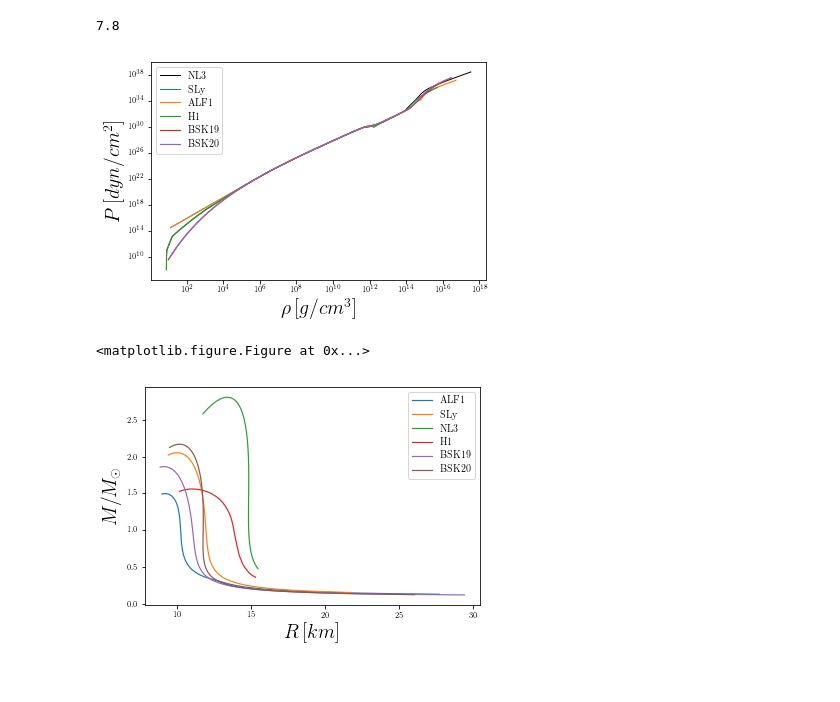
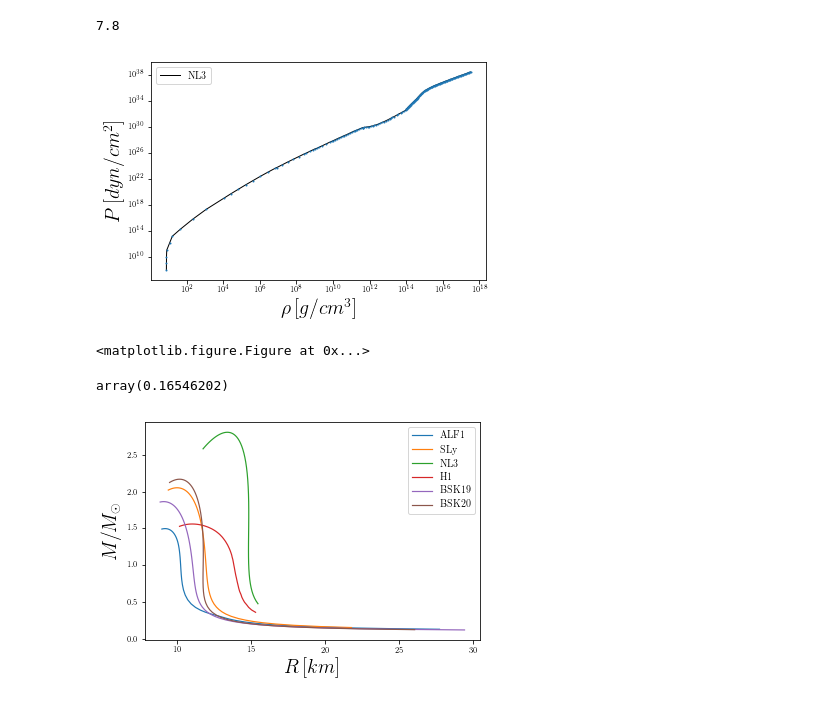
Before and after one commit to DavidRamosSal/stellar_structure, a Jupyter notebook: older notebooks/M-R.ipynb, the cells around one changed output. Drawn from its saved outputs; the diff is of its cells as text; code cells hidden in the pictures.

```diff
--- a/Sequences.ipynb
+++ b/older notebooks/M-R.ipynb
@@ -64,56 +64,60 @@ ax = fig.add_subplot(1, 1, 1)
 
 plt.loglog(rhoNL3,P_NL3(rhoNL3/Sigma)*pdim,'k-', \
            linewidth=1,label="NL3") # Interpolación
-#plt.loglog(rhoNL3,PNL3,'o', \
- #          markersize=0.5) # Valores de la tabla
+plt.loglog(rhoNL3,PNL3,'o', \
+           markersize=1) # Valores de la tabla
 
-plt.loglog(rhoSLy,P_SLy(rhoSLy/Sigma)*pdim,'-', \
-           linewidth=1,label="SLy")
+#plt.loglog(rhoSLy,P_SLy(rhoSLy/Sigma)*pdim,'-', \
+ #          linewidth=1,label="SLy")
 #plt.loglog(rhoSLy,PSLy*c**2,'o', \
   #         markersize=0.5)
 
-plt.loglog(rhoALF1,P_ALF1(rhoALF1/Sigma)*pdim,'-', \
-           linewidth=1.2,label="ALF1")
+#plt.loglog(rhoALF1,P_ALF1(rhoALF1/Sigma)*pdim,'-', \
+ #          linewidth=1.2,label="ALF1")
 #plt.loglog(rhoALF1,PALF1*c**2,'o', \
 #           markersize=.5)
 
-plt.loglog(rhoH1,P_H1(rhoH1/Sigma)*pdim,'-', \
-           linewidth=1.2,label="H1")
+#plt.loglog(rhoH1,P_H1(rhoH1/Sigma)*pdim,'-', \
+ #          linewidth=1.2,label="H1")
 #plt.loglog(rhoH1,PH1*c**2,'o', \
  #          markersize=.5)
 
 
-plt.loglog(rhoBSK19,P_BSK19(rhoBSK19/Sigma)*pdim,'-', \
-           linewidth=1.2,label="BSK19")
+#plt.loglog(rhoBSK19,P_BSK19(rhoBSK19/Sigma)*pdim,'-', \
+ #          linewidth=1.2,label="BSK19")
 #plt.loglog(rhoBSK19,PBSK19*c**2,'o', \
  #          markersize=.5) # Valores de la tabla
 
-plt.loglog(rhoBSK20,P_BSK20(rhoBSK20/Sigma)*pdim,'-', \
-           linewidth=1.2,label="BSK20")
+#plt.loglog(rhoBSK20,P_BSK20(rhoBSK20/Sigma)*pdim,'-', \
+ #          linewidth=1.2,label="BSK20")
 #plt.loglog(rhoBSK20,PBSK20*c**2,'o', \
  #          markersize=.5) # Valores de la tabla
 
 #-------------Strange Quark Matter (Don't know how they work)
 
 #plt.loglog(rhoSQM1,P_SQM1(rhoSQM1/Sigma)*pdim,'-', \
  #          linewidth=1.2,label="SQM1")
 #plt.loglog(rhoBSK20,PBSK20*c**2,'o', \
  #          markersize=.5) # Valores de la tabla
 
 #plt.loglog(rhoSQM2,P_SQM2(rhoSQM2/Sigma)*pdim,'-', \
  #          linewidth=1.2,label="SQM2")
 #plt.loglog(rhoBSK20,PBSK20*c**2,'o', \
  #          markersize=.5) # Valores de la tabla
 
 plt.xlabel(r'$\rho\,[g/cm^3]$')
 plt.ylabel(r'$P\,[dyn/cm^{2}]$')
 plt.legend()
 plt.savefig('figures/EOSs1.pdf', format='pdf', dpi=1000,bbox_inches="tight")
 plt.show()
 plt.clf()
 # %% [output]
-[figure, old version]
+[figure, new version]
 <matplotlib.figure.Figure at 0x...>
+# %%
+P_NL3(10**15/Sigma)
+# %% [output]
+array(0.16546202)
 # %%
 def RK4Step(f, r, y, dr):
     k1,l1 = f(r,y)
```
Also changed, not shown: 54 other files.
